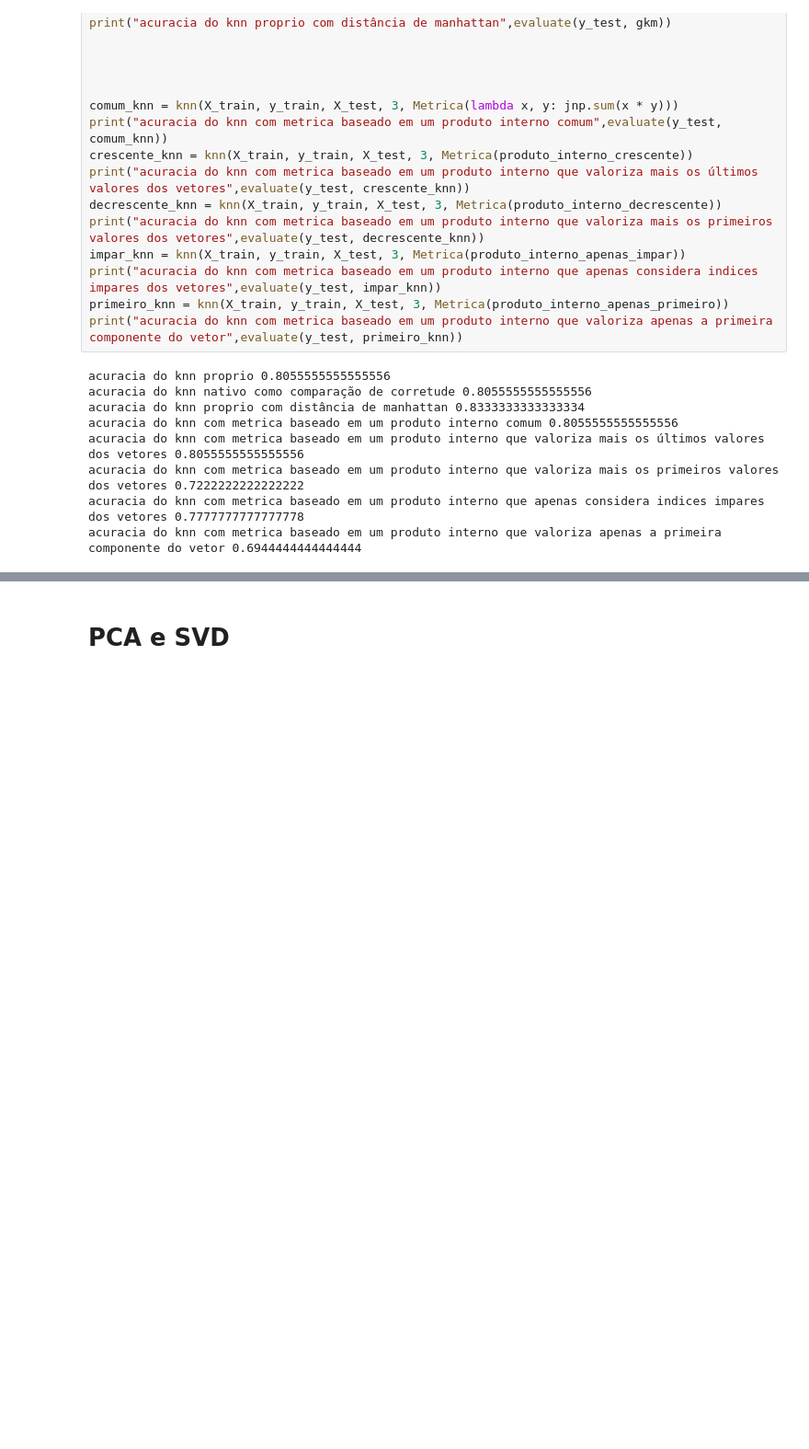
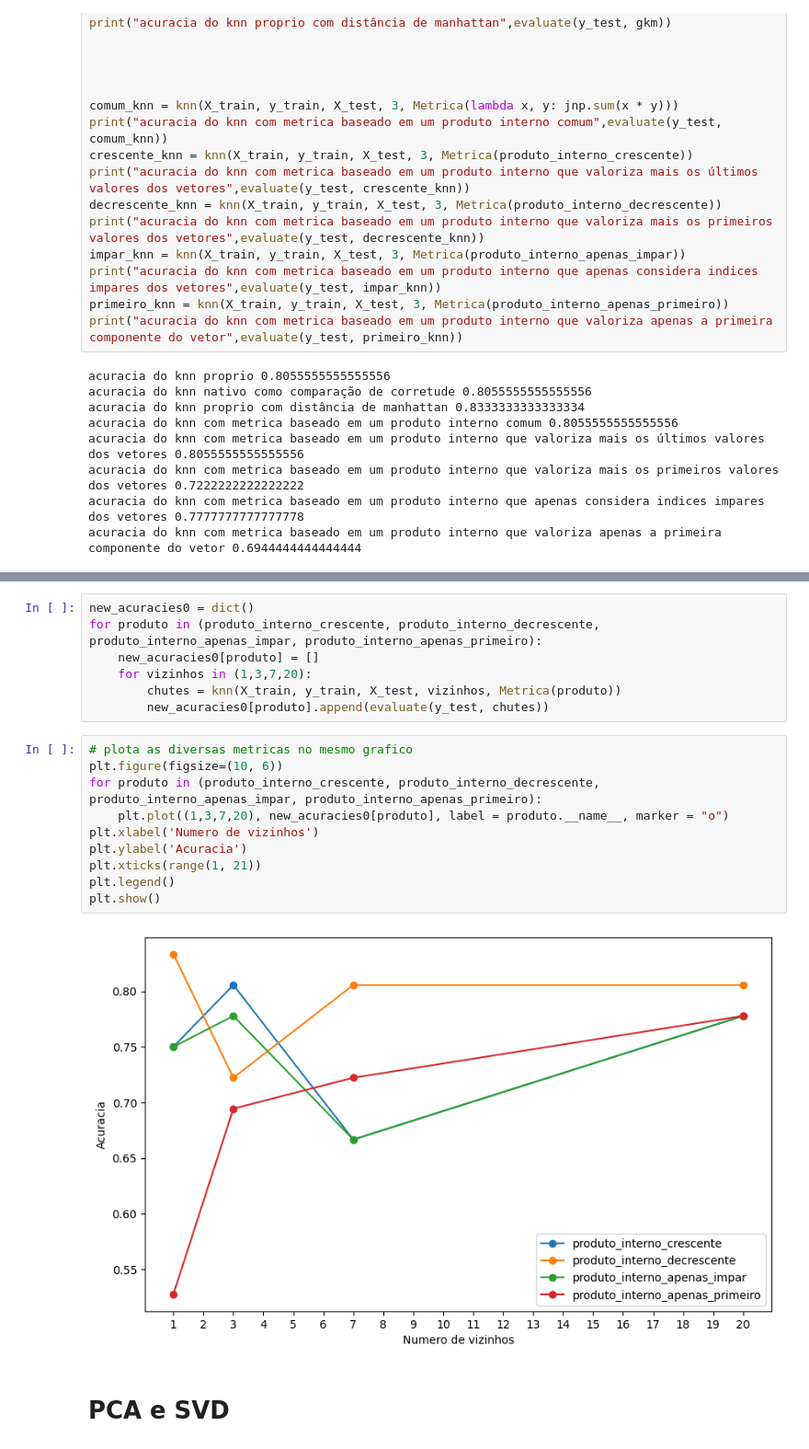
Before and after one commit to salocinrevenge/AlgeLin-ML, a Jupyter notebook: tarefa1.ipynb, the cells around one changed output, grey strips where cells are left out. Shown at 92% size. Cells and saved outputs as stored; diff of their text form; blank space fills up the shorter version.

```diff
--- a/tarefa1.ipynb
+++ b/tarefa1.ipynb
@@ -202,3 +239,22 @@ acuracia do knn com metrica baseado em um produto interno que valoriza apenas a
+# %%
+new_acuracies0 = dict()
+for produto in (produto_interno_crescente, produto_interno_decrescente, produto_interno_apenas_impar, produto_interno_apenas_primeiro):
+    new_acuracies0[produto] = []
+    for vizinhos in (1,3,7,20):
+        chutes = knn(X_train, y_train, X_test, vizinhos, Metrica(produto))
+        new_acuracies0[produto].append(evaluate(y_test, chutes))
+# %%
+# plota as diversas metricas no mesmo grafico
+plt.figure(figsize=(10, 6))
+for produto in (produto_interno_crescente, produto_interno_decrescente, produto_interno_apenas_impar, produto_interno_apenas_primeiro):
+    plt.plot((1,3,7,20), new_acuracies0[produto], label = produto.__name__, marker = "o")
+plt.xlabel('Numero de vizinhos')
+plt.ylabel('Acuracia')
+plt.xticks(range(1, 21))
+plt.legend()
+plt.show()
+# %% [output]
+[figure, added]
 # %% [markdown]
 # PCA e SVD
 # %%
```
Also changed, not shown: parts of 13 cells of this notebook.
